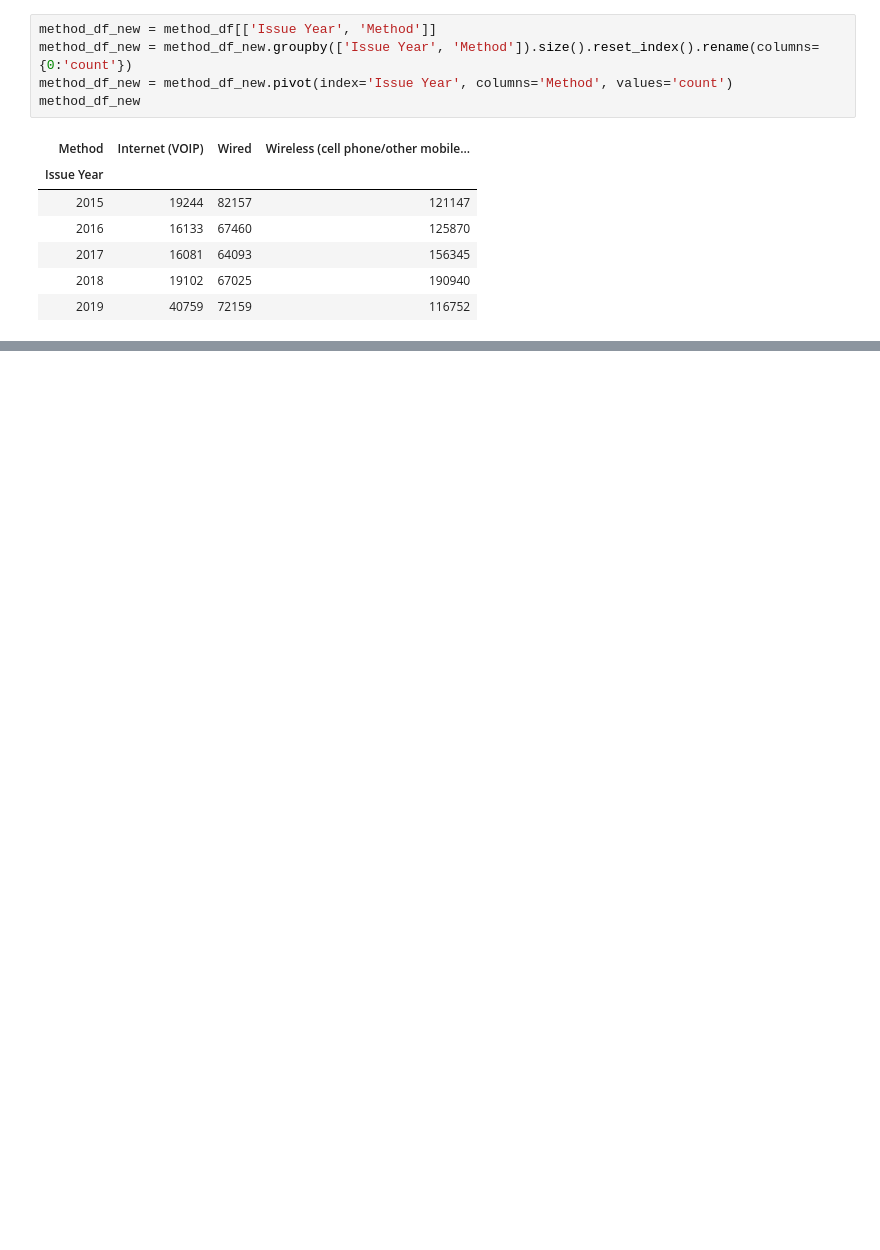
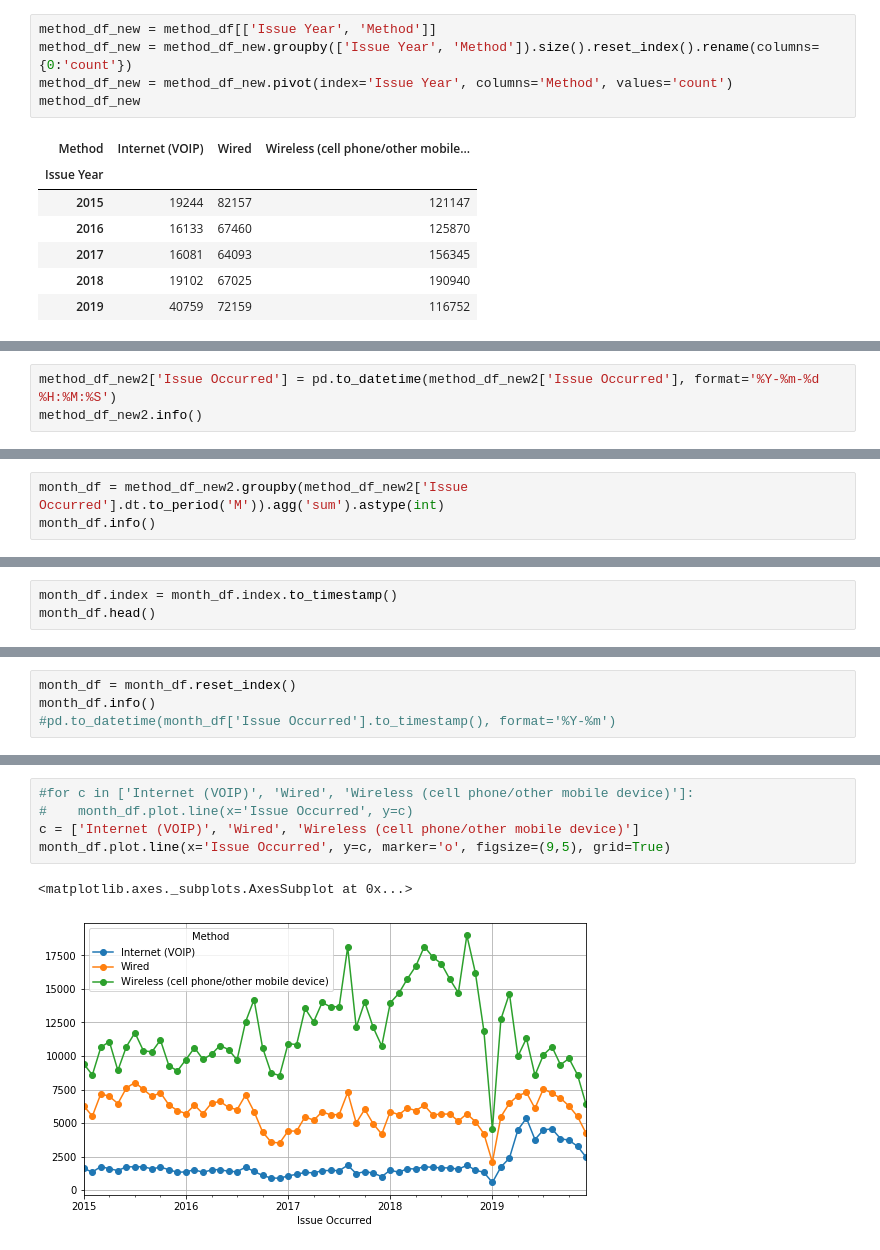
Before and after one commit to sangyeolbaek/SB, a Jupyter notebook: Capstone Project 1/machine_learning_capstone_1.ipynb, the cells around one changed output, grey strips where cells are left out. Cells and saved outputs as stored; diff of their text form; blank space fills up the shorter version.

```diff
--- a/Capstone Project 1/machine_learning_capstone_1.ipynb
+++ b/Capstone Project 1/machine_learning_capstone_1.ipynb
@@ -78,0 +153,3 @@ Reshape your data either using array.reshape(-1, 1) if your data has a single fe
+# %%
+method_df_new2['Issue Occurred'] = pd.to_datetime(method_df_new2['Issue Occurred'], format='%Y-%m-%d %H:%M:%S')
+method_df_new2.info()
@@ -78,0 +168,3 @@ Reshape your data either using array.reshape(-1, 1) if your data has a single fe
+# %%
+month_df = method_df_new2.groupby(method_df_new2['Issue Occurred'].dt.to_period('M')).agg('sum').astype(int)
+month_df.info()
@@ -78,0 +183,3 @@ Reshape your data either using array.reshape(-1, 1) if your data has a single fe
+# %%
+month_df.index = month_df.index.to_timestamp()
+month_df.head()
@@ -78,0 +194,4 @@ Reshape your data either using array.reshape(-1, 1) if your data has a single fe
+# %%
+month_df = month_df.reset_index()
+month_df.info()
+#pd.to_datetime(month_df['Issue Occurred'].to_timestamp(), format='%Y-%m')
@@ -78,0 +210,8 @@ Reshape your data either using array.reshape(-1, 1) if your data has a single fe
+# %%
+#for c in ['Internet (VOIP)', 'Wired', 'Wireless (cell phone/other mobile device)']:
+#    month_df.plot.line(x='Issue Occurred', y=c)
+c = ['Internet (VOIP)', 'Wired', 'Wireless (cell phone/other mobile device)']
+month_df.plot.line(x='Issue Occurred', y=c, marker='o', figsize=(9,5), grid=True)
+# %% [output]
+<matplotlib.axes._subplots.AxesSubplot at 0x...>
+[figure, added]
```
Also changed, not shown: parts of 23 cells of this notebook.
